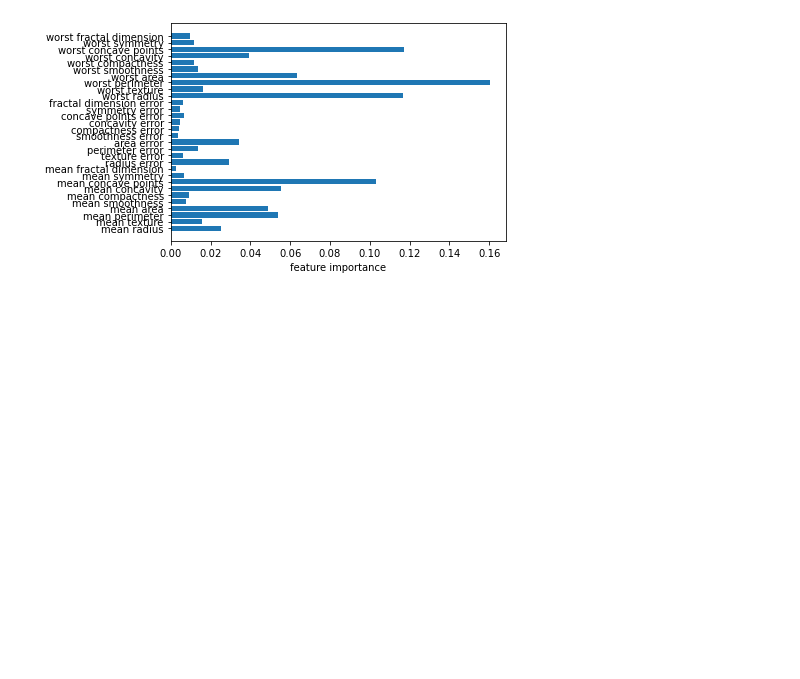
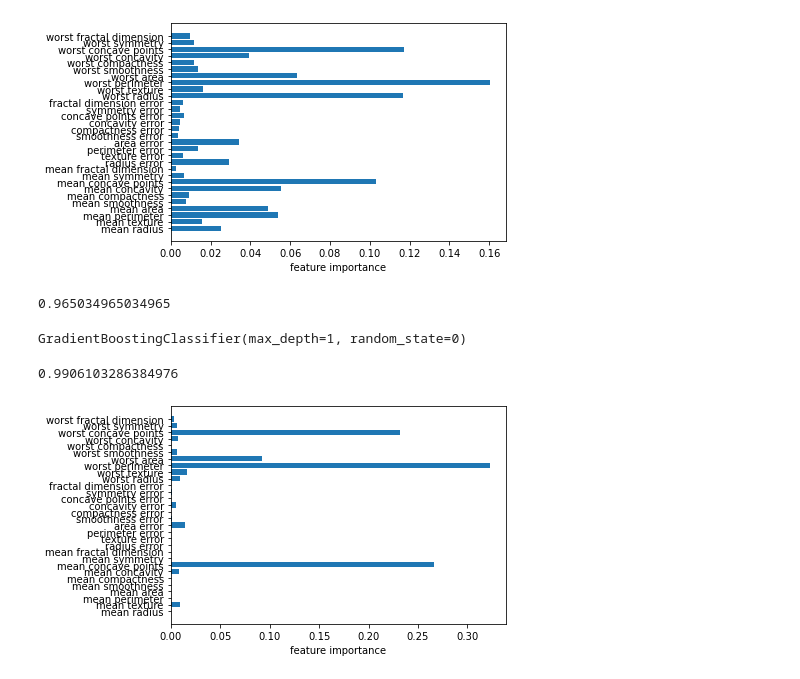
Before and after one commit to shashwatsaket46/PythonProjects, a Jupyter notebook: MachineLearningP.ipynb, the cells around one changed output. Saved outputs shown, nothing was run; the diff lists cells and outputs as text; code cells hidden in the pictures; blank space fills up the shorter version.

Commit message:
gb boost

```diff
--- a/MachineLearningP.ipynb
+++ b/MachineLearningP.ipynb
@@ -452,3 +452,23 @@ forest.score(X_test,y_test)
 plot_feature_importances_cancer(forest)
 # %% [output]
 [figure]
+# %%
+from sklearn.ensemble import GradientBoostingClassifier
+gb=GradientBoostingClassifier(random_state=0)
+gb.fit(X_train,y_train)
+gb.score(X_test,y_test)
+# %% [output]
+0.965034965034965
+# %%
+gb=GradientBoostingClassifier(random_state=0,max_depth=1)
+gb.fit(X_train,y_train)
+# %% [output]
+GradientBoostingClassifier(max_depth=1, random_state=0)
+# %%
+gb.score(X_train,y_train)
+# %% [output]
+0.9906103286384976
+# %%
+plot_feature_importances_cancer(gb)
+# %% [output]
+[figure, added]
```
